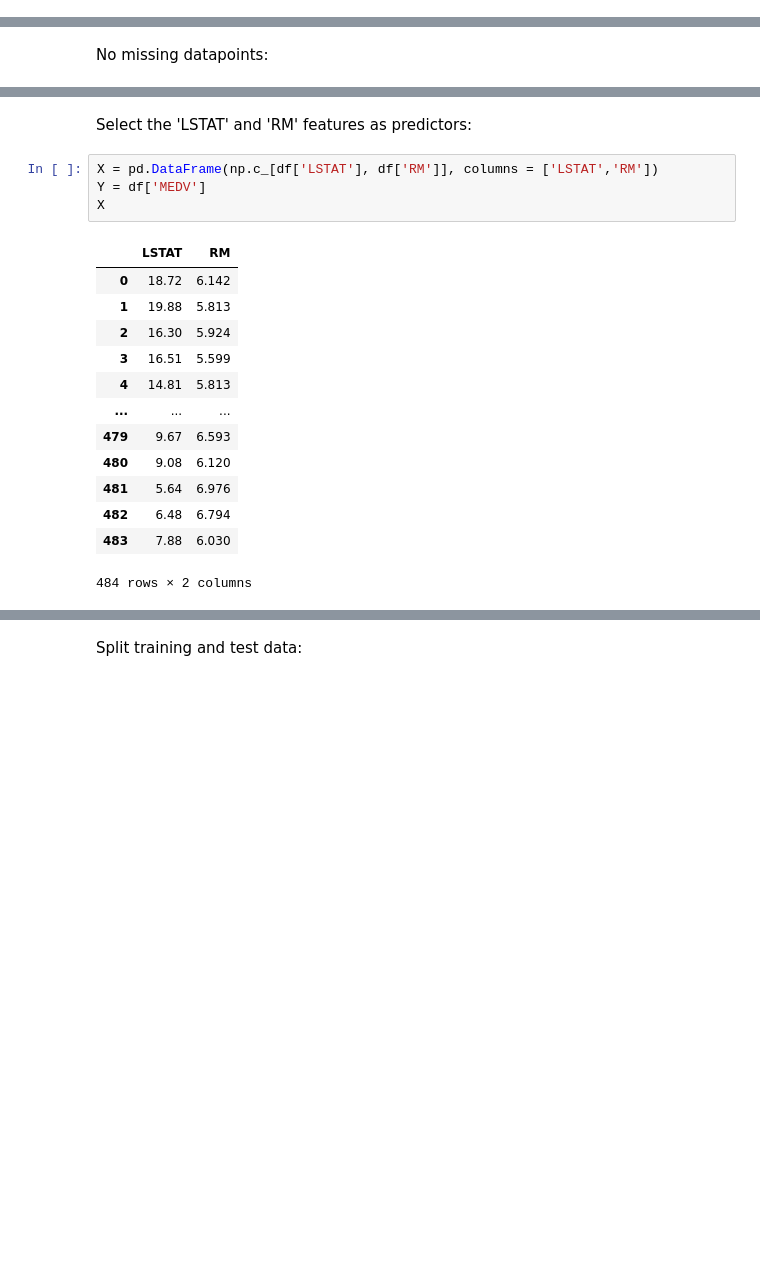
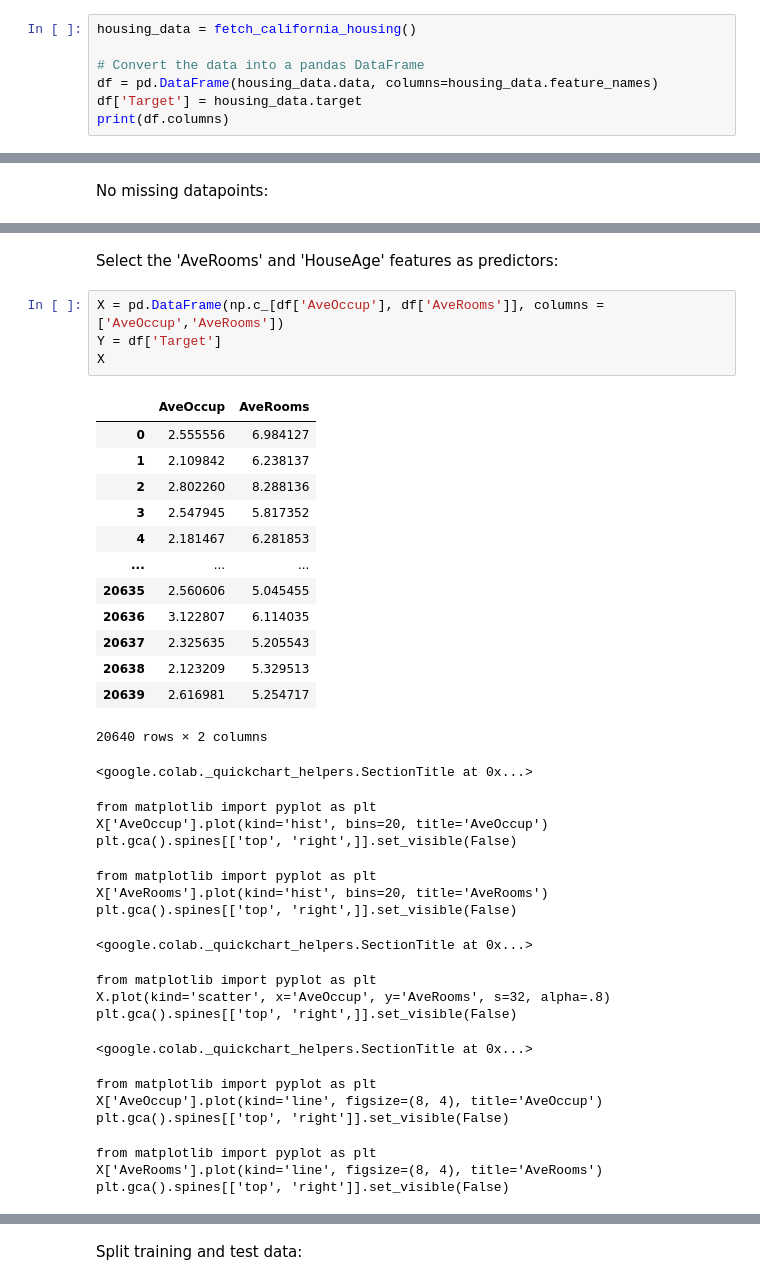
Before and after one commit to WelfLowe/ML4developers, a Jupyter notebook: 3-Numerical_Regression.ipynb, the cells around one changed output, grey strips where cells are left out. Drawn from its saved outputs; the diff is of its cells as text; blank space fills up the shorter version.

```diff
--- a/3-Numerical_Regression.ipynb
+++ b/3-Numerical_Regression.ipynb
@@ -66,0 +22,7 @@ df
+# %%
+housing_data = fetch_california_housing()
+
+# Convert the data into a pandas DataFrame
+df = pd.DataFrame(housing_data.data, columns=housing_data.feature_names)
+df['Target'] = housing_data.target
+print(df.columns)
@@ -85,24 +58,42 @@ MEDV       0
 dtype: int64
 # %% [markdown]
-Select the 'LSTAT' and 'RM' features as predictors:
+Select the 'AveRooms' and 'HouseAge' features as predictors:
 # %%
-X = pd.DataFrame(np.c_[df['LSTAT'], df['RM']], columns = ['LSTAT','RM'])
-Y = df['MEDV']
+X = pd.DataFrame(np.c_[df['AveOccup'], df['AveRooms']], columns = ['AveOccup','AveRooms'])
+Y = df['Target']
 X
 # %% [output]
-|  | LSTAT | RM |
-| 0 | 18.72 | 6.142 |
-| 1 | 19.88 | 5.813 |
-| 2 | 16.30 | 5.924 |
-| 3 | 16.51 | 5.599 |
-| 4 | 14.81 | 5.813 |
+|  | AveOccup | AveRooms |
+| 0 | 2.555556 | 6.984127 |
+| 1 | 2.109842 | 6.238137 |
+| 2 | 2.802260 | 8.288136 |
+| 3 | 2.547945 | 5.817352 |
+| 4 | 2.181467 | 6.281853 |
 | ... | ... | ... |
-| 479 | 9.67 | 6.593 |
-| 480 | 9.08 | 6.120 |
-| 481 | 5.64 | 6.976 |
-| 482 | 6.48 | 6.794 |
-| 483 | 7.88 | 6.030 |
+| 20635 | 2.560606 | 5.045455 |
+| 20636 | 3.122807 | 6.114035 |
+| 20637 | 2.325635 | 5.205543 |
+| 20638 | 2.123209 | 5.329513 |
+| 20639 | 2.616981 | 5.254717 |
-484 rows × 2 columns
+20640 rows × 2 columns
+<google.colab._quickchart_helpers.SectionTitle at 0x...>
+from matplotlib import pyplot as plt
+X['AveOccup'].plot(kind='hist', bins=20, title='AveOccup')
+plt.gca().spines[['top', 'right',]].set_visible(False)
+from matplotlib import pyplot as plt
+X['AveRooms'].plot(kind='hist', bins=20, title='AveRooms')
+plt.gca().spines[['top', 'right',]].set_visible(False)
+<google.colab._quickchart_helpers.SectionTitle at 0x...>
+from matplotlib import pyplot as plt
+X.plot(kind='scatter', x='AveOccup', y='AveRooms', s=32, alpha=.8)
+plt.gca().spines[['top', 'right',]].set_visible(False)
+<google.colab._quickchart_helpers.SectionTitle at 0x...>
+from matplotlib import pyplot as plt
+X['AveOccup'].plot(kind='line', figsize=(8, 4), title='AveOccup')
+plt.gca().spines[['top', 'right']].set_visible(False)
+from matplotlib import pyplot as plt
+X['AveRooms'].plot(kind='line', figsize=(8, 4), title='AveRooms')
+plt.gca().spines[['top', 'right']].set_visible(False)
 # %%
 X.min(axis=0)
 # %% [output]
```
Also changed, not shown: parts of 21 cells of this notebook.
